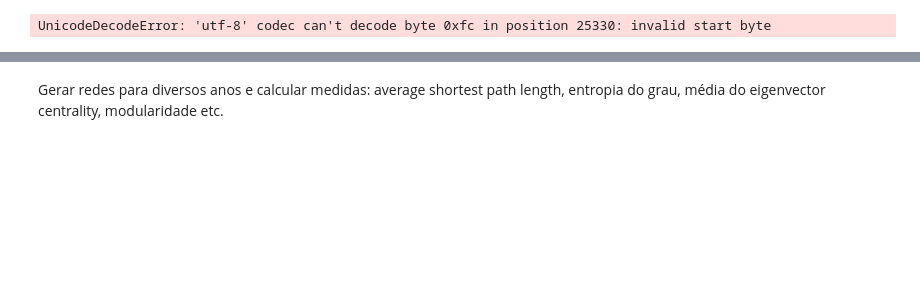
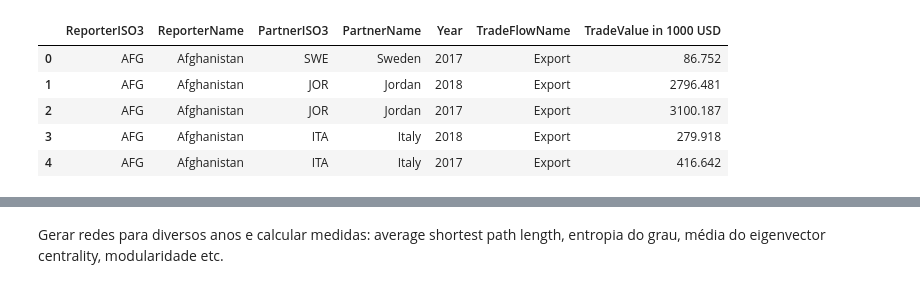
Before and after one commit to ImagineDogs/Crises_Economicas_Redes_Complexas, a Jupyter notebook: Projeto.ipynb, the cells around one changed output, grey strips where cells are left out. Cells and saved outputs as stored; diff of their text form; code cells hidden in the pictures; blank space fills up the shorter version.

```diff
--- a/Projeto.ipynb
+++ b/Projeto.ipynb
@@ -5,10 +5,16 @@ from sklearn.preprocessing import LabelEncoder
 import numpy as np
 import math
 # %%
-df = pd.read_csv('TradeData_5_28_2023_18_15_27.csv', )
+df = pd.read_csv('trade_1988_2021.csv')
+df.dropna(inplace=True)
 df.head()
 # %% [output]
-UnicodeDecodeError: 'utf-8' codec can't decode byte 0xfc in position 25330: invalid start byte
+|  | ReporterISO3 | ReporterName | PartnerISO3 | PartnerName | Year | TradeFlowName | TradeValue in 1000 USD |
+| 0 | AFG | Afghanistan | SWE | Sweden | 2017 | Export | 86.752 |
+| 1 | AFG | Afghanistan | JOR | Jordan | 2018 | Export | 2796.481 |
+| 2 | AFG | Afghanistan | JOR | Jordan | 2017 | Export | 3100.187 |
+| 3 | AFG | Afghanistan | ITA | Italy | 2018 | Export | 279.918 |
+| 4 | AFG | Afghanistan | ITA | Italy | 2017 | Export | 416.642 |
 # %%
 def momment(G,m):
     M = 0
```
Also changed, not shown: parts of 8 cells of this notebook, 35 other files.
